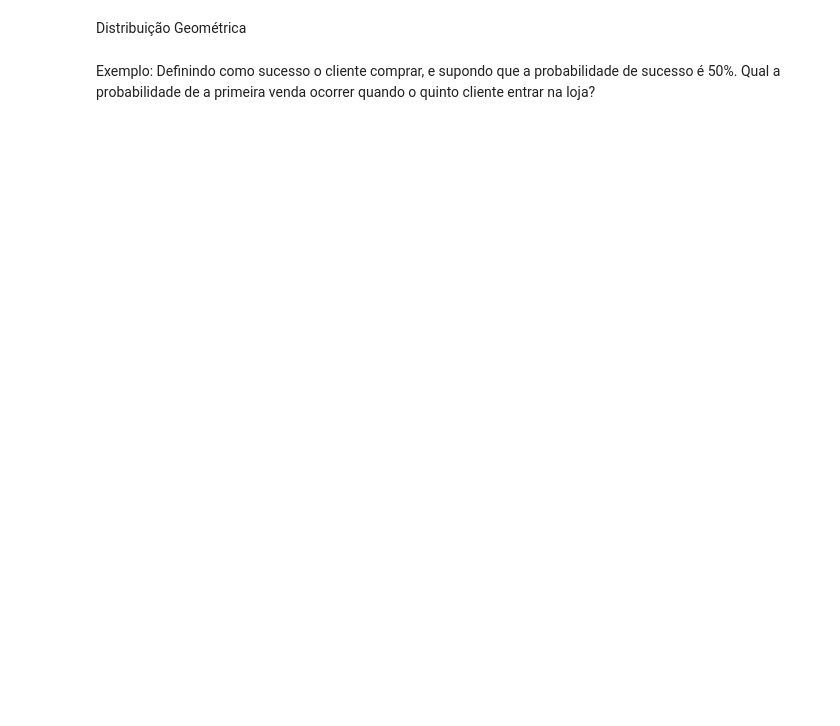
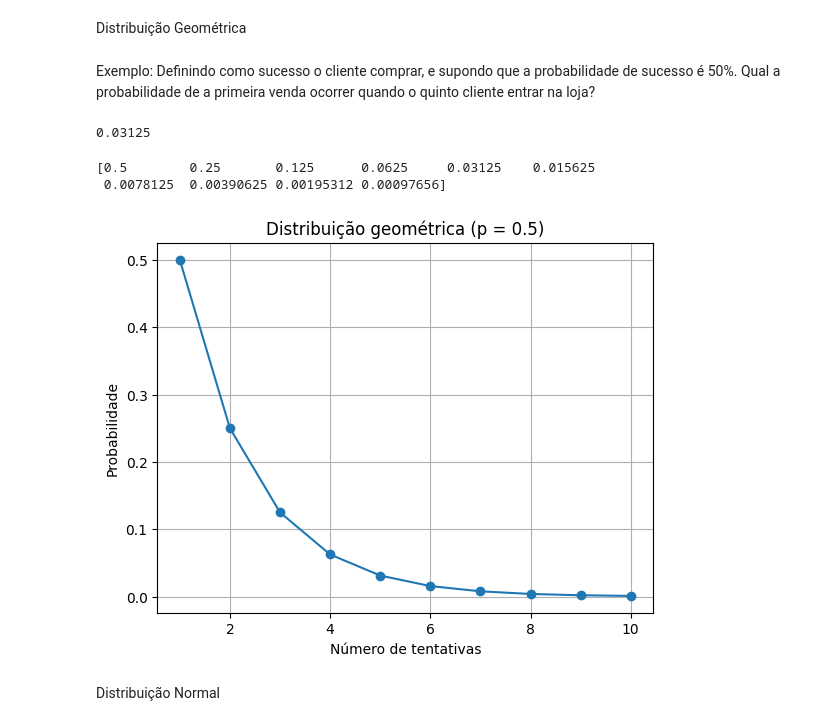
Before and after one commit to angelicabru/BRU, a Jupyter notebook: Pós Graduação Bruna/Material Módulo 2 - Estatística/Atividade Módulo 2/modulo 2_estatistica.ipynb, the cells around one changed output. Drawn from its saved outputs; the diff is of its cells as text; code cells hidden in the pictures; blank space fills up the shorter version.

```diff
--- a/Pós Graduação Bruna/Material Módulo 2 - Estatística/Atividade Módulo 2/modulo 2_estatistica.ipynb
+++ b/Pós Graduação Bruna/Material Módulo 2 - Estatística/Atividade Módulo 2/modulo 2_estatistica.ipynb
@@ -146,0 +151,12 @@ Exemplo: Definindo como sucesso o cliente comprar, e supondo que a probabilidade
+# %%
+#Definindo os parâmetros
+x = 5
+prob = 0.5
+
+#Calculando a probabilidade
+probability = geom.pmf(x, prob)
+print(probability)
+
+#Onde: x é o número de tentativas até o primeiro sucesso (incluindo o sucesso), e prob é a probabilidade de sucessos.
+# %% [output]
+0.03125
@@ -146,0 +169,24 @@ Exemplo: Definindo como sucesso o cliente comprar, e supondo que a probabilidade
+# %%
+#Definindo os parâmetros
+x = np.arange(1, 11)
+prob = 0.5
+
+#Calculando as probabilidades
+va_geomatrica = geom.pmf(x, prob)
+#Exibindo as probabilidades
+print(va_geomatrica)
+# %% [output]
+[0.5        0.25       0.125      0.0625     0.03125    0.015625
+ 0.0078125  0.00390625 0.00195312 0.00097656]
+# %%
+#Criando o gráfico
+plt.plot(x, va_geomatrica, marker='o')
+plt.xlabel('Número de tentativas')
+plt.ylabel('Probabilidade')
+plt.title('Distribuição geométrica (p = 0.5)')
+plt.grid(True)
+plt.show()
+# %% [output]
+[figure, added]
+# %% [markdown]
+Distribuição Normal
```
Also changed, not shown: parts of 19 cells of this notebook.
